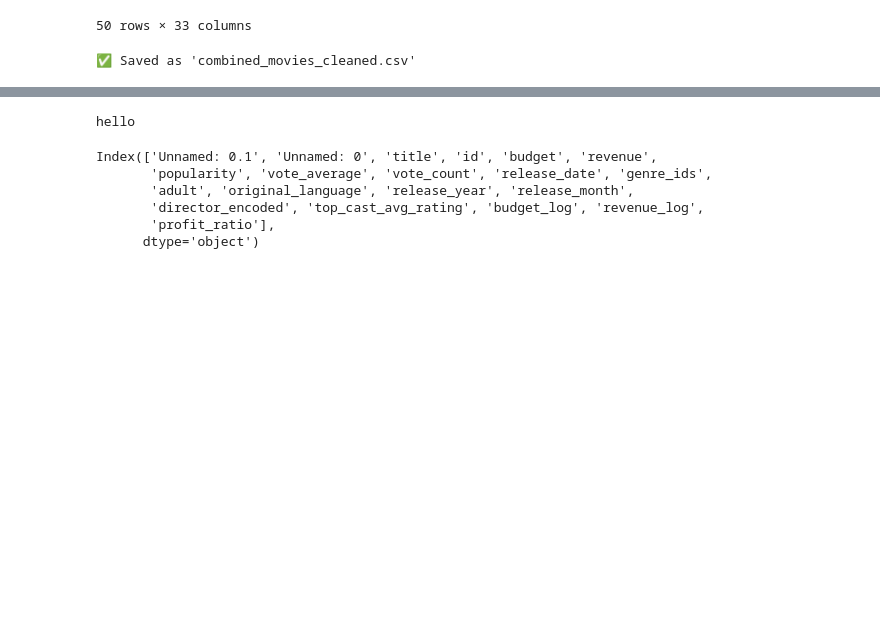
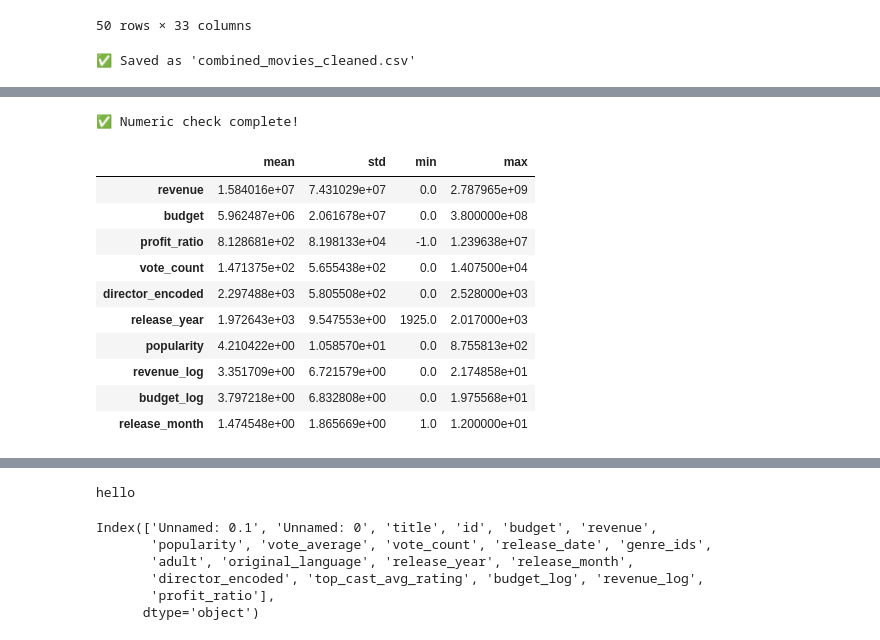
Before and after one commit to WaleedAhmad11/movie-Box-hit-predictor, a Jupyter notebook: notebooks/03_data_exploration.ipynb, the cells around one changed output, grey strips where cells are left out. Saved outputs shown, nothing was run; the diff lists cells and outputs as text; code cells hidden in the pictures; blank space fills up the shorter version.

```diff
--- a/notebooks/03_data_exploration.ipynb
+++ b/notebooks/03_data_exploration.ipynb
@@ -169,0 +190,19 @@ print("✅ Saved as 'combined_movies_cleaned.csv'")
+# %%
+import pandas as pd
+
+# Load your clean combined dataset
+df = pd.read_csv(r'C:\Users\pc\OneDrive\Desktop\movie-Box-hit-predictor\data_cleaned\combined_movies_cleaned.csv')
+
+# Check structure
+print(df.shape)
+df.info()
+
+# Quick null + type summary
+print("\n🧭 Missing values:")
+print(df.isna().sum().sort_values(ascending=False).head(10))
+
+print("\n🔢 Data types count:")
+print(df.dtypes.value_counts())
+
+# Sample
+display(df.head(3))
@@ -169,0 +232,26 @@ print("✅ Saved as 'combined_movies_cleaned.csv'")
+# %%
+# Check for any non-numeric values in numeric columns
+import numpy as np
+
+for col in df.select_dtypes(include=[np.number]).columns:
+    non_numeric = df[col].apply(lambda x: isinstance(x, str)).sum()
+    if non_numeric > 0:
+        print(f"⚠️ Column {col} has {non_numeric} string values")
+
+print("✅ Numeric check complete!")
+# %% [output]
+✅ Numeric check complete!
+# %%
+df.describe().T[['mean', 'std', 'min', 'max']].sort_values(by='max', ascending=False).head(10)
+# %% [output]
+|  | mean | std | min | max |
+| revenue | 1.584016e+07 | 7.431029e+07 | 0.0 | 2.787965e+09 |
+| budget | 5.962487e+06 | 2.061678e+07 | 0.0 | 3.800000e+08 |
+| profit_ratio | 8.128681e+02 | 8.198133e+04 | -1.0 | 1.239638e+07 |
+| vote_count | 1.471375e+02 | 5.655438e+02 | 0.0 | 1.407500e+04 |
+| director_encoded | 2.297488e+03 | 5.805508e+02 | 0.0 | 2.528000e+03 |
+| release_year | 1.972643e+03 | 9.547553e+00 | 1925.0 | 2.017000e+03 |
+| popularity | 4.210422e+00 | 1.058570e+01 | 0.0 | 8.755813e+02 |
+| revenue_log | 3.351709e+00 | 6.721579e+00 | 0.0 | 2.174858e+01 |
+| budget_log | 3.797218e+00 | 6.832808e+00 | 0.0 | 1.975568e+01 |
+| release_month | 1.474548e+00 | 1.865669e+00 | 1.0 | 1.200000e+01 |
```
Also changed, not shown: parts of 14 cells of this notebook, 6 other files.
